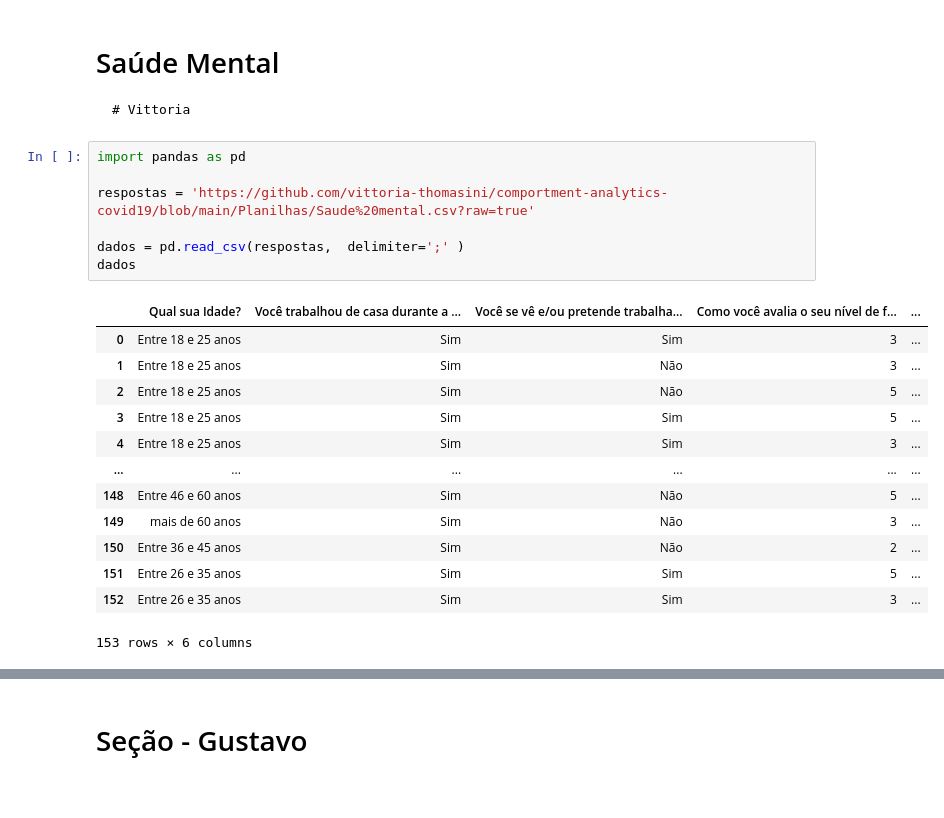
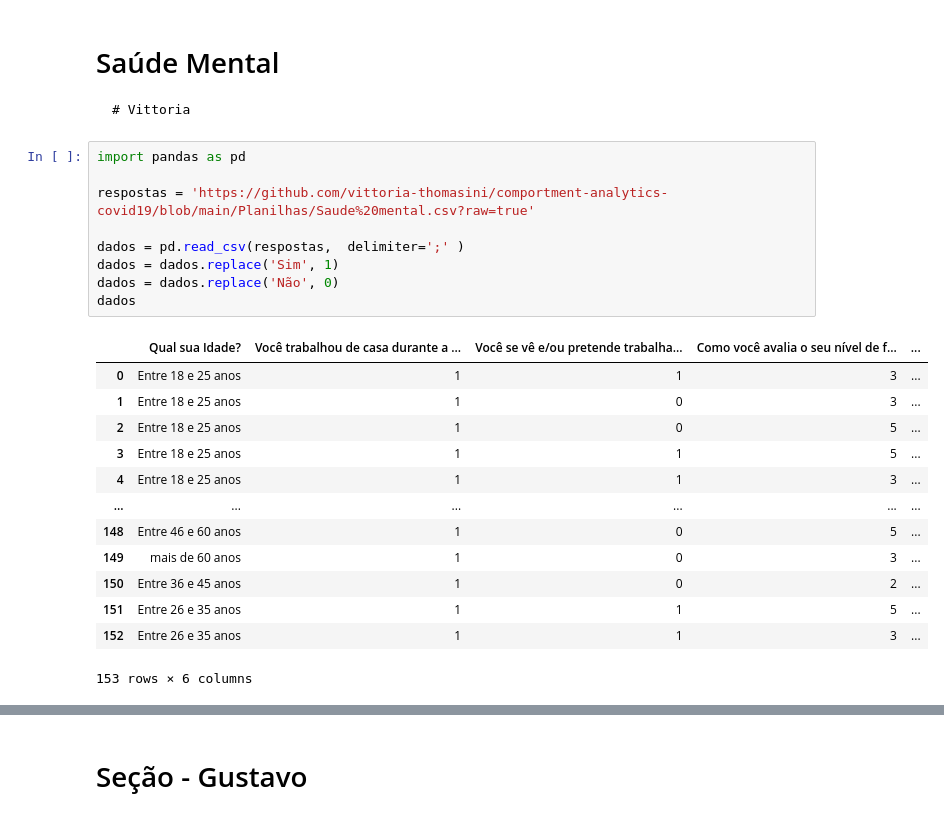
Before and after one commit to vittoria-thomasini/comportment-analytics-covid19, a Jupyter notebook: ProjetoCovid19.ipynb, the cells around one changed output, grey strips where cells are left out. Saved outputs shown, nothing was run; the diff lists cells and outputs as text.

```diff
--- a/ProjetoCovid19.ipynb
+++ b/ProjetoCovid19.ipynb
@@ -89,21 +89,23 @@ plt.show
 # %%
 import pandas as pd
 
 respostas = 'https://github.com/vittoria-thomasini/comportment-analytics-covid19/blob/main/Planilhas/Saude%20mental.csv?raw=true'
 
 dados = pd.read_csv(respostas,  delimiter=';' )
+dados = dados.replace('Sim', 1)
+dados = dados.replace('Não', 0)
 dados
 # %% [output]
 |  | Qual sua Idade? | Você trabalhou de casa durante a ... | Você se vê e/ou pretende trabalha... | Como você avalia o seu nível de f... | ... |
-| 0 | Entre 18 e 25 anos | Sim | Sim | 3 | ... |
-| 1 | Entre 18 e 25 anos | Sim | Não | 3 | ... |
-| 2 | Entre 18 e 25 anos | Sim | Não | 5 | ... |
-| 3 | Entre 18 e 25 anos | Sim | Sim | 5 | ... |
-| 4 | Entre 18 e 25 anos | Sim | Sim | 3 | ... |
+| 0 | Entre 18 e 25 anos | 1 | 1 | 3 | ... |
+| 1 | Entre 18 e 25 anos | 1 | 0 | 3 | ... |
+| 2 | Entre 18 e 25 anos | 1 | 0 | 5 | ... |
+| 3 | Entre 18 e 25 anos | 1 | 1 | 5 | ... |
+| 4 | Entre 18 e 25 anos | 1 | 1 | 3 | ... |
 | ... | ... | ... | ... | ... | ... |
-| 148 | Entre 46 e 60 anos | Sim | Não | 5 | ... |
-| 149 | mais de 60 anos | Sim | Não | 3 | ... |
-| 150 | Entre 36 e 45 anos | Sim | Não | 2 | ... |
-| 151 | Entre 26 e 35 anos | Sim | Sim | 5 | ... |
-| 152 | Entre 26 e 35 anos | Sim | Sim | 3 | ... |
+| 148 | Entre 46 e 60 anos | 1 | 0 | 5 | ... |
+| 149 | mais de 60 anos | 1 | 0 | 3 | ... |
+| 150 | Entre 36 e 45 anos | 1 | 0 | 2 | ... |
+| 151 | Entre 26 e 35 anos | 1 | 1 | 5 | ... |
+| 152 | Entre 26 e 35 anos | 1 | 1 | 3 | ... |
 153 rows × 6 columns
```
Also changed, not shown: parts of 27 cells of this notebook.
